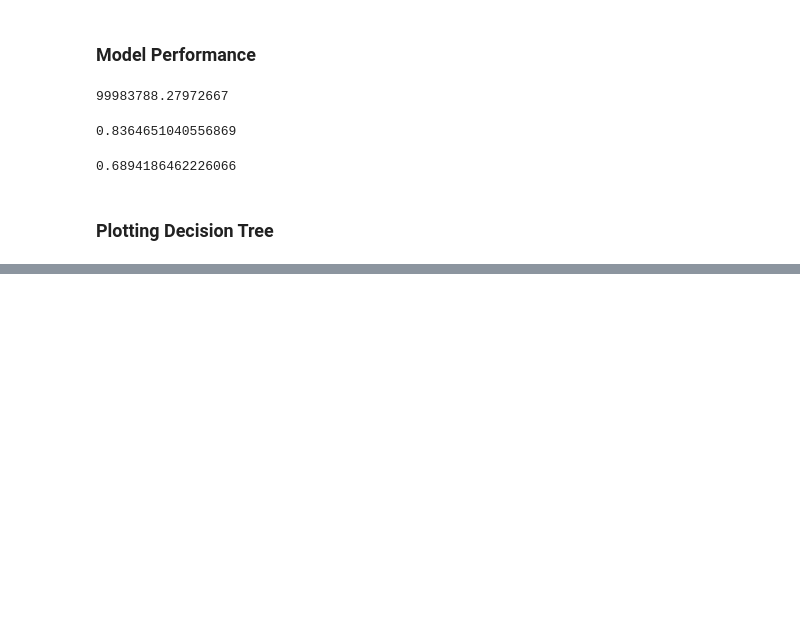
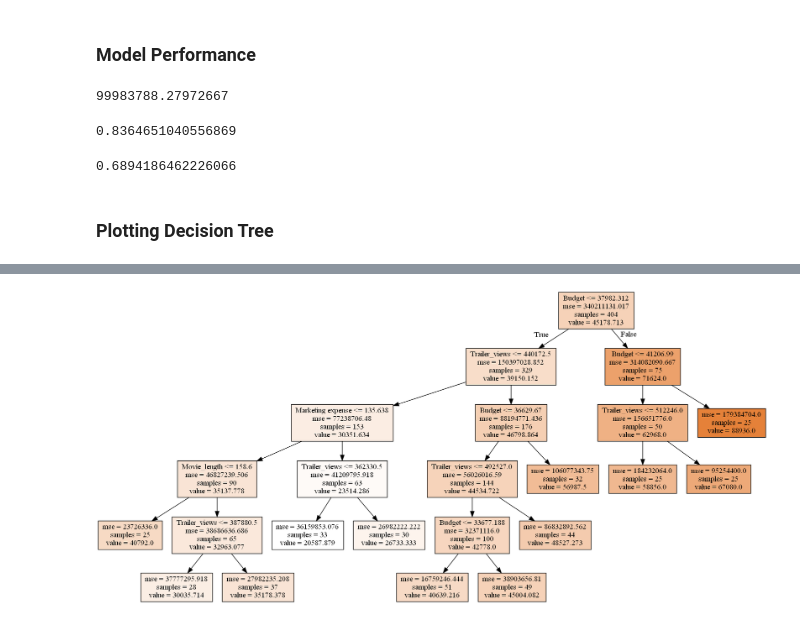
Before and after one commit to Stan-Leigh/Start-Tech-Academy, a Jupyter notebook: Decision Tree.ipynb, the cells around one changed output, grey strips where cells are left out. Drawn from its saved outputs; the diff is of its cells as text; code cells hidden in the pictures; blank space fills up the shorter version.

```diff
--- a/Decision Tree.ipynb
+++ b/Decision Tree.ipynb
@@ -208,0 +241,9 @@ Image(graph.create_png())
+# %%
+# You can combine all the parameters for a better pruned tree
+regtree4 = DecisionTreeRegressor(max_depth=5, min_samples_split=40, min_samples_leaf=25)
+regtree4.fit(X_train, y_train)
+dot_data = tree.export_graphviz(regtree4, out_file=None, feature_names=X_train.columns, filled=True)
+graph4 = pydotplus.graph_from_dot_data(dot_data)
+Image(graph4.create_png())
+# %% [output]
+[figure, added]
```
Also changed, not shown: parts of 8 cells of this notebook, 1 other file.
